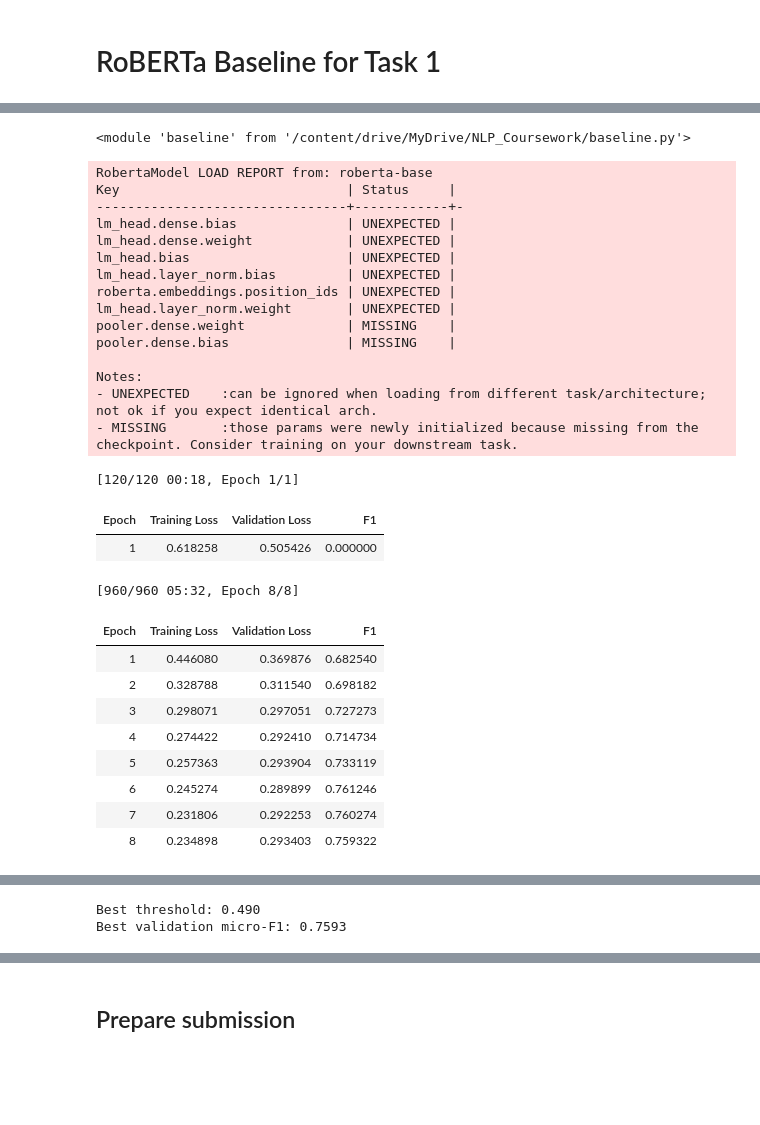
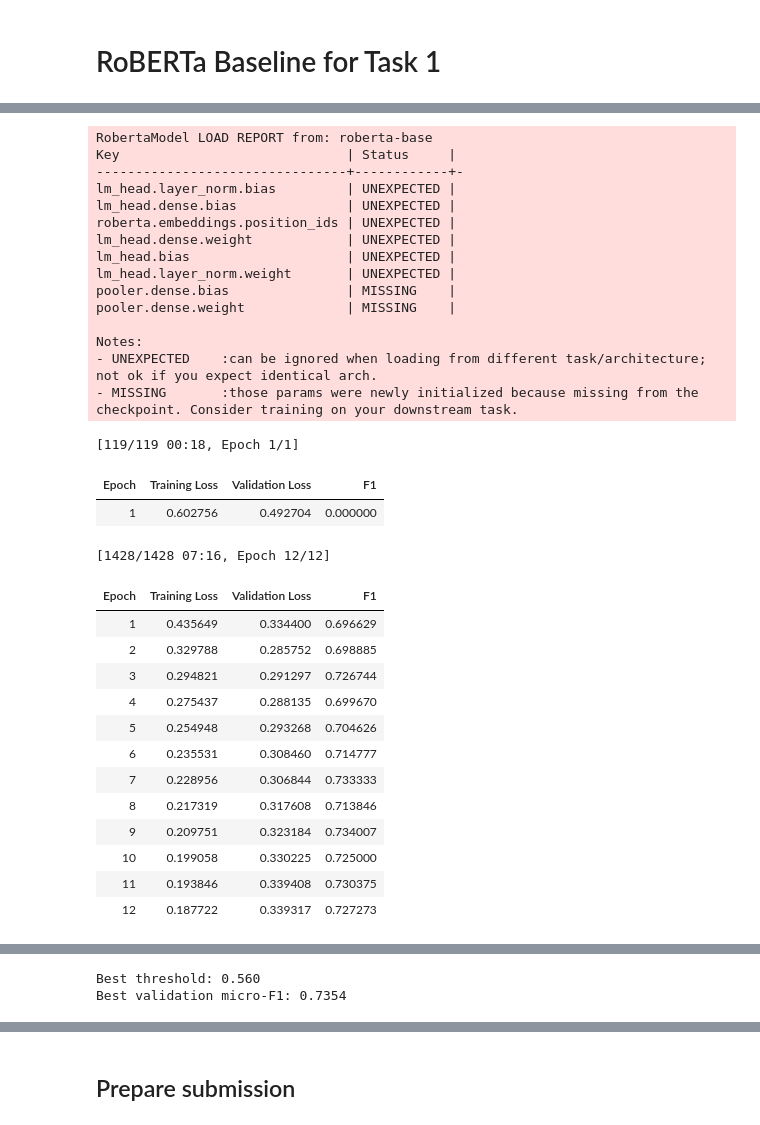
Before and after one commit to turkeymaster-master-of-turkeys/PCL-Classification, a Jupyter notebook: train_dev_dataset.ipynb, the cells around one changed output, grey strips where cells are left out. Drawn from its saved outputs; the diff is of its cells as text; code cells hidden in the pictures; blank space fills up the shorter version.

Commit message:
feat: learning rate parameter

```diff
--- a/train_dev_dataset.ipynb
+++ b/train_dev_dataset.ipynb
@@ -81,8 +91,6 @@ data
 
 # Rebuild training set (Task 1)
 # %%
-import ast
-
 rows = []
 
 # speed up lookups by indexing once
@@ -99,7 +107,7 @@ for parid in trids_indexed.index:
 
     # From task2 (multi-label categories)
     category_labels = trids_indexed.loc[parid].label
-    label = ast.literal_eval(category_labels) + [pcl_label]
+    label = literal_eval(category_labels) + [pcl_label]
 
     rows.append({
         "par_id": parid,
@@ -323,53 +329,54 @@ train_df = training_set1.sample(frac=1, random_state=42).reset_index(drop=True)
 split_idx = int(len(train_df) * 0.8)
 train_split = train_df.iloc[:split_idx]
 val_split = train_df.iloc[split_idx:]
-# %%
-import importlib
-import baseline
-importlib.reload(baseline)
-# %% [output]
-<module 'baseline' from '/content/drive/MyDrive/NLP_Coursework/baseline.py'>
 # %%
+import baseline
+importlib.reload(baseline)
 from baseline import AttentionJointClassifier
 
 task1_model = AttentionJointClassifier(
-    num_train_epochs=8,
+    num_train_epochs=12,
     use_cuda=cuda_available,
-    classifier_type='attn'
+    learning_rate=1e-4,
+    batch_size=16,
 )
 
 task1_model.train_model(train_split[['text', 'label']], val_split[['text', 'label']])
 # %% [output]
 RobertaModel LOAD REPORT from: roberta-base
 Key                             | Status     |
 --------------------------------+------------+-
+lm_head.layer_norm.bias         | UNEXPECTED |
 lm_head.dense.bias              | UNEXPECTED |
+roberta.embeddings.position_ids | UNEXPECTED |
 lm_head.dense.weight            | UNEXPECTED |
 lm_head.bias                    | UNEXPECTED |
-lm_head.layer_norm.bias         | UNEXPECTED |
-roberta.embeddings.position_ids | UNEXPECTED |
 lm_head.layer_norm.weight       | UNEXPECTED |
+pooler.dense.bias               | MISSING    |
 pooler.dense.weight             | MISSING    |
-pooler.dense.bias               | MISSING    |
 
 Notes:
 - UNEXPECTED    :can be ignored when loading from different task/architecture; not ok if you expect identical arch.
 - MISSING       :those params were newly initialized because missing from the checkpoint. Consider training on your downstream task.
-[120/120 00:18, Epoch 1/1]
+[119/119 00:18, Epoch 1/1]
 | Epoch | Training Loss | Validation Loss | F1 |
-| 1 | 0.618258 | 0.505426 | 0.000000 |
+| 1 | 0.602756 | 0.492704 | 0.000000 |
-[960/960 05:32, Epoch 8/8]
+[1428/1428 07:16, Epoch 12/12]
 | Epoch | Training Loss | Validation Loss | F1 |
-| 1 | 0.446080 | 0.369876 | 0.682540 |
-| 2 | 0.328788 | 0.311540 | 0.698182 |
-| 3 | 0.298071 | 0.297051 | 0.727273 |
-| 4 | 0.274422 | 0.292410 | 0.714734 |
-| 5 | 0.257363 | 0.293904 | 0.733119 |
-| 6 | 0.245274 | 0.289899 | 0.761246 |
-| 7 | 0.231806 | 0.292253 | 0.760274 |
-| 8 | 0.234898 | 0.293403 | 0.759322 |
+| 1 | 0.435649 | 0.334400 | 0.696629 |
+| 2 | 0.329788 | 0.285752 | 0.698885 |
+| 3 | 0.294821 | 0.291297 | 0.726744 |
+| 4 | 0.275437 | 0.288135 | 0.699670 |
+| 5 | 0.254948 | 0.293268 | 0.704626 |
+| 6 | 0.235531 | 0.308460 | 0.714777 |
+| 7 | 0.228956 | 0.306844 | 0.733333 |
+| 8 | 0.217319 | 0.317608 | 0.713846 |
+| 9 | 0.209751 | 0.323184 | 0.734007 |
+| 10 | 0.199058 | 0.330225 | 0.725000 |
+| 11 | 0.193846 | 0.339408 | 0.730375 |
+| 12 | 0.187722 | 0.339317 | 0.727273 |
 [interactive output not drawn]
-Best threshold: 0.490
-Best validation micro-F1: 0.7593
+Best threshold: 0.560
+Best validation micro-F1: 0.7354
 # %%
 preds, probs = task1_model.predict(tedf1.text.tolist())
```
Also changed, not shown: parts of 19 cells of this notebook, 1 other file.
